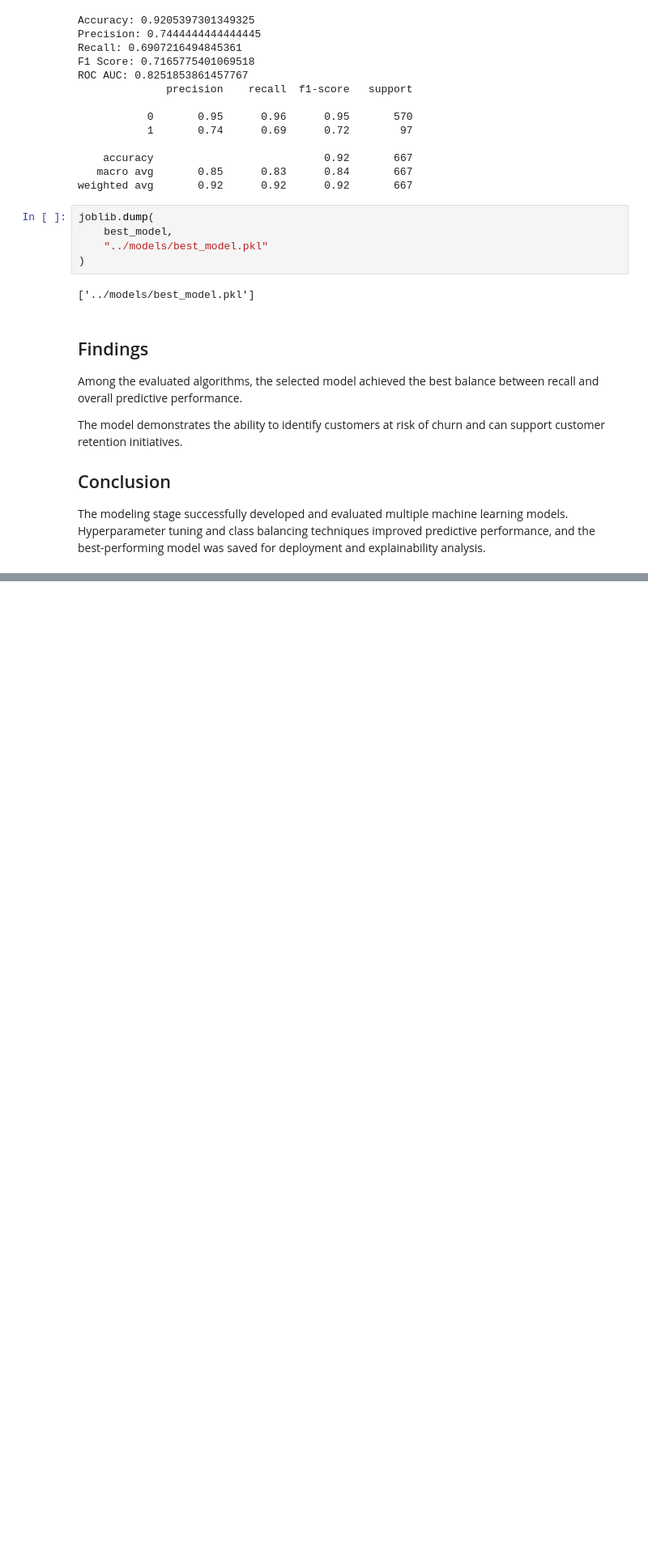
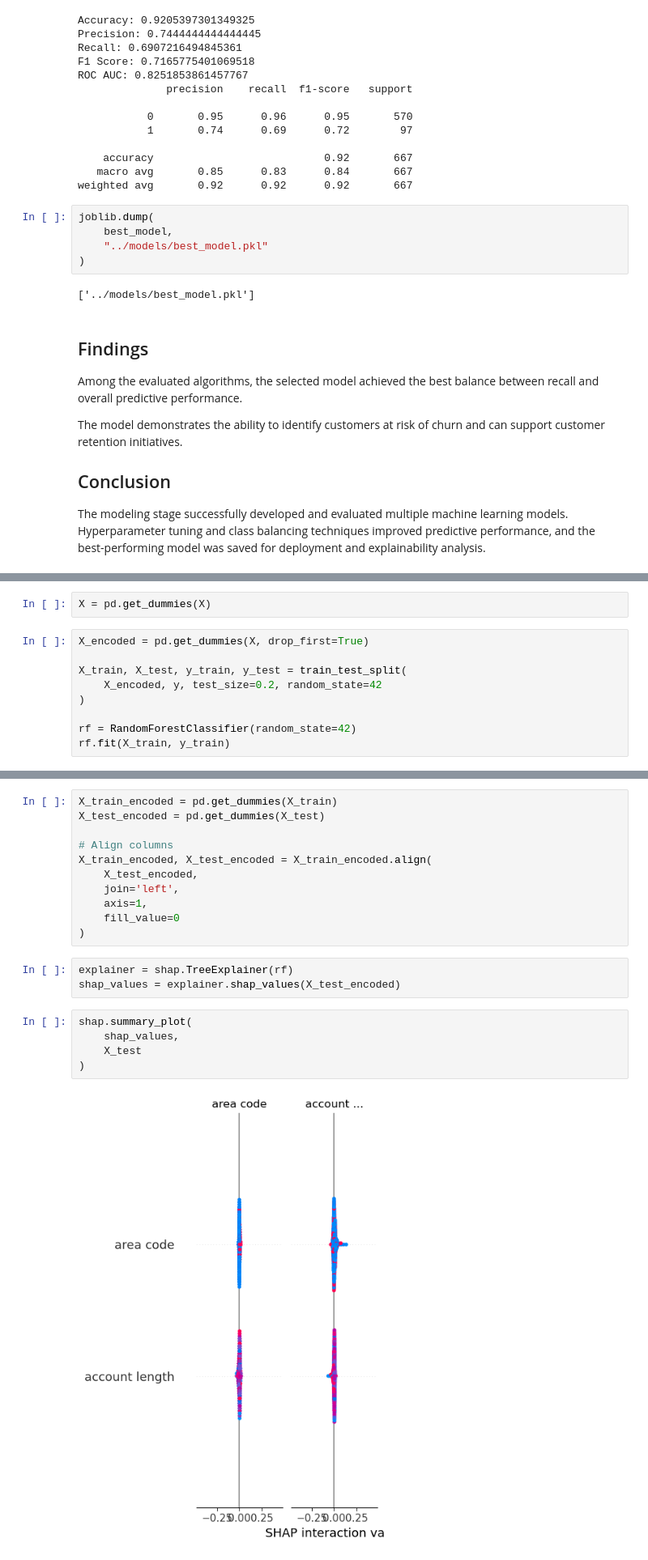
Before and after one commit to Ains123/Customer-churn, a Jupyter notebook: Notebooks/05_model_training.ipynb, the cells around one changed output, grey strips where cells are left out. Shown at 81% size. Saved outputs shown, nothing was run; the diff lists cells and outputs as text; blank space fills up the shorter version.

```diff
--- a/Notebooks/05_model_training.ipynb
+++ b/Notebooks/05_model_training.ipynb
@@ -435,0 +467,11 @@ The modeling stage successfully developed and evaluated multiple machine learnin
+# %%
+X = pd.get_dummies(X)
+# %%
+X_encoded = pd.get_dummies(X, drop_first=True)
+
+X_train, X_test, y_train, y_test = train_test_split(
+    X_encoded, y, test_size=0.2, random_state=42
+)
+
+rf = RandomForestClassifier(random_state=42)
+rf.fit(X_train, y_train)
@@ -435,0 +483,21 @@ The modeling stage successfully developed and evaluated multiple machine learnin
+# %%
+X_train_encoded = pd.get_dummies(X_train)
+X_test_encoded = pd.get_dummies(X_test)
+
+# Align columns
+X_train_encoded, X_test_encoded = X_train_encoded.align(
+    X_test_encoded,
+    join='left',
+    axis=1,
+    fill_value=0
+)
+# %%
+explainer = shap.TreeExplainer(rf)
+shap_values = explainer.shap_values(X_test_encoded)
+# %%
+shap.summary_plot(
+    shap_values,
+    X_test
+)
+# %% [output]
+[figure, added]
```
Also changed, not shown: parts of 6 cells of this notebook.
